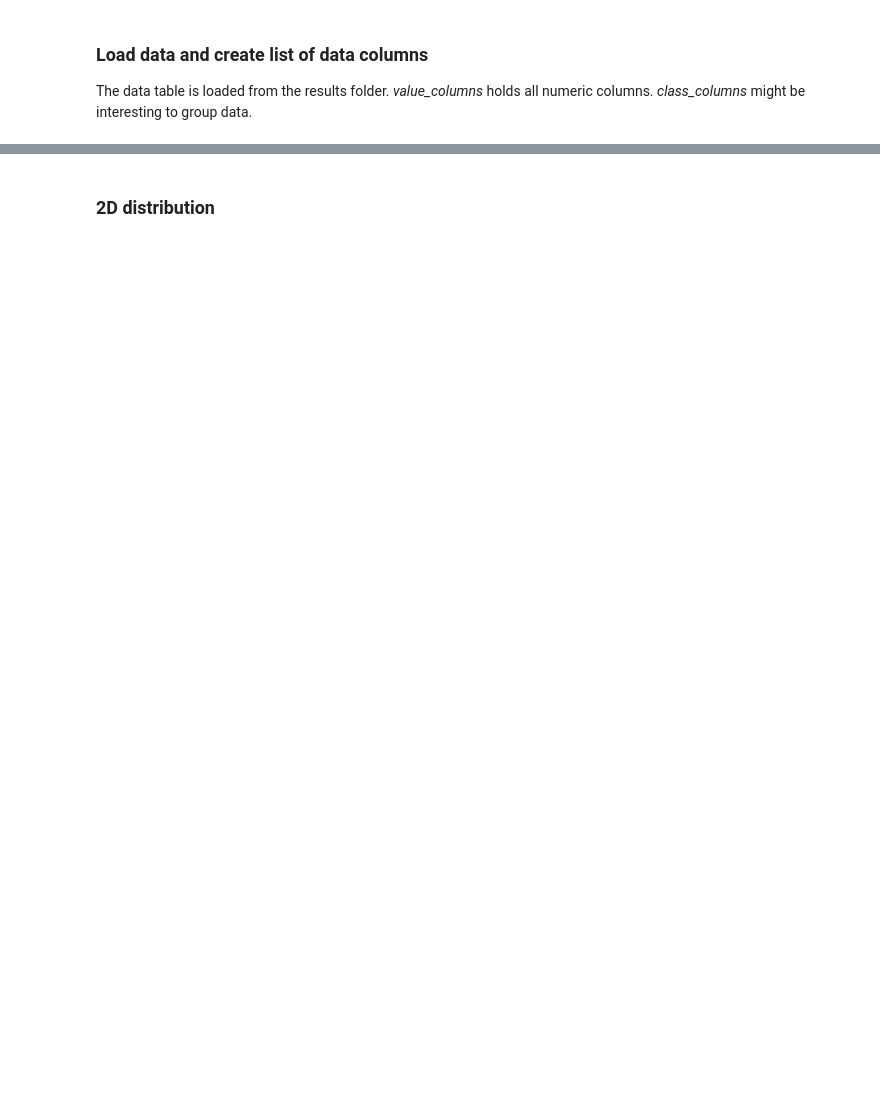
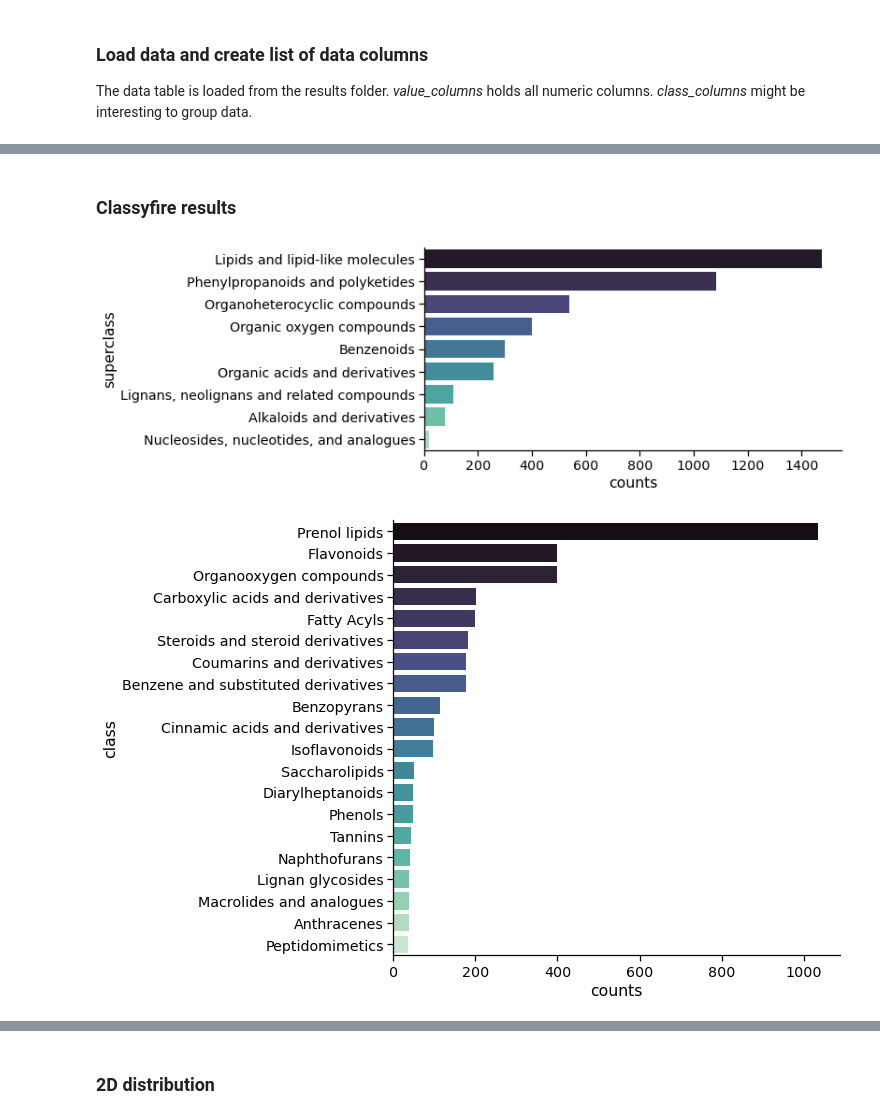
Before and after one commit to robinschmid/compound_metadata_kraken, a Jupyter notebook: analyze_results.ipynb, the cells around one changed output, grey strips where cells are left out. Saved outputs shown, nothing was run; the diff lists cells and outputs as text; code cells hidden in the pictures; blank space fills up the shorter version.

```diff
--- a/analyze_results.ipynb
+++ b/analyze_results.ipynb
@@ -37,0 +104,23 @@ fig.show()
+# %% [markdown]
+### Classyfire results
+# %%
+superclass = df['superclass_classyfire'].value_counts().rename_axis("superclass").reset_index(name="counts").head(9)
+plt.figure(figsize=(8, 4))
+sns.barplot(x="counts", y="superclass", data=superclass, palette="mako")
+sns.despine()
+save_fig("classyfire_superclass")
+
+classes = df['class_classyfire'].value_counts().rename_axis("class").reset_index(name="counts").head(20)
+plt.figure(figsize=(8, 8))
+sns.barplot(x="counts", y="class", data=classes, palette="mako")
+sns.despine()
+save_fig("classyfire_classes")
+
+subclass = df['subclass_classyfire'].value_counts().rename_axis("subclass").reset_index(name="counts").head(20)
+plt.figure(figsize=(8, 8))
+sns.barplot(x="counts", y="subclass", data=subclass, palette="mako")
+sns.despine()
+save_fig("classyfire_subclass")
+# %% [output]
+[figure, added]
+[figure, added]
```
Also changed, not shown: parts of 18 cells of this notebook, 1 other file.
